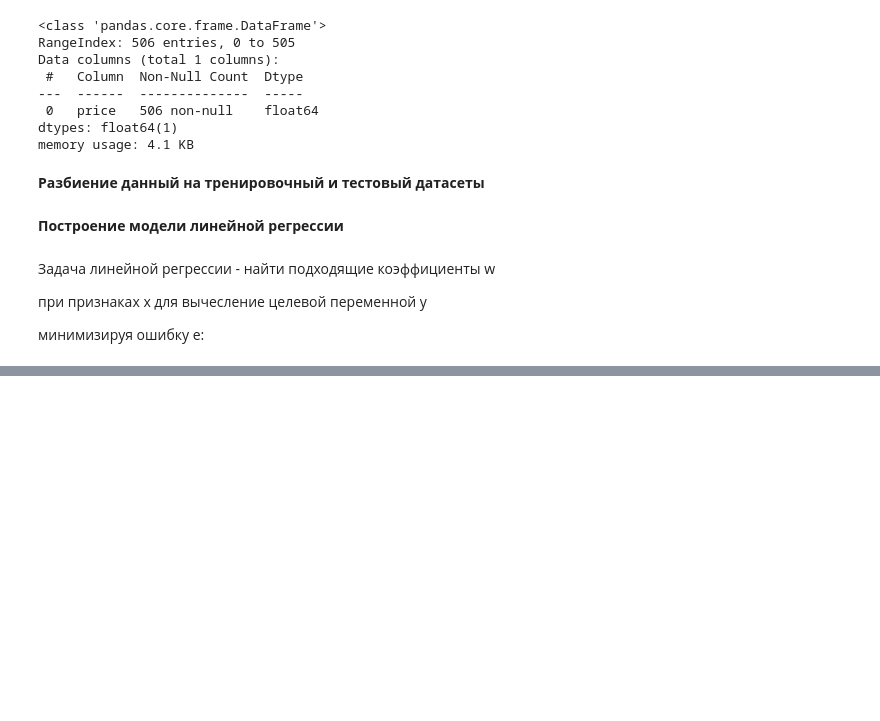
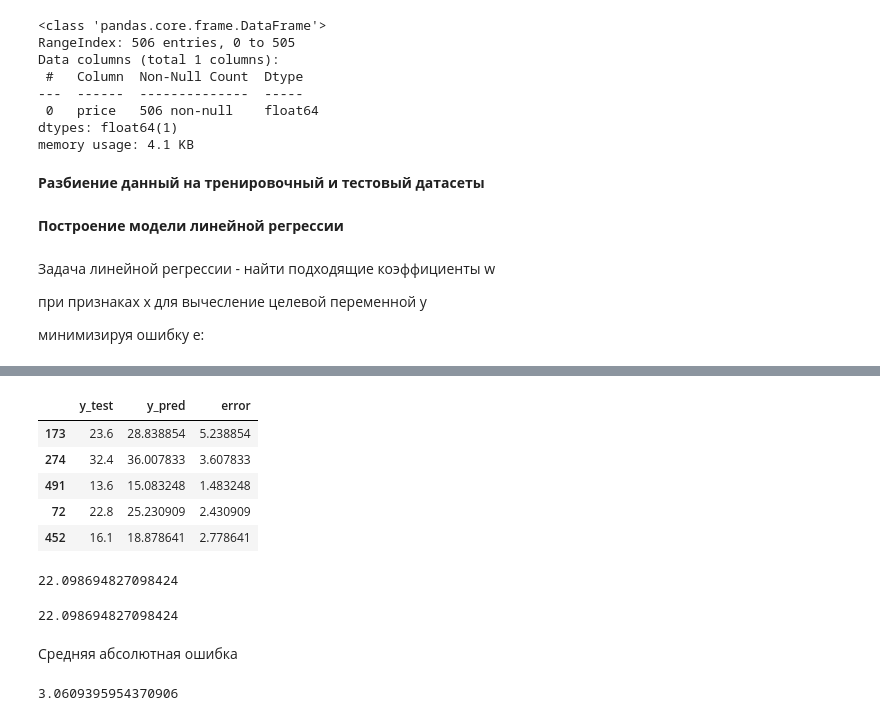
Before and after one commit to Twist-tracer/gb-python-libs, a Jupyter notebook: lesson6/lesson.ipynb, the cells around one changed output, grey strips where cells are left out. Saved outputs shown, nothing was run; the diff lists cells and outputs as text; code cells hidden in the pictures; blank space fills up the shorter version.

```diff
--- a/lesson6/lesson.ipynb
+++ b/lesson6/lesson.ipynb
@@ -124,0 +157,14 @@ lt = LinearRegression()
+# %%
+check_test.head()
+# %% [output]
+|  | y_test | y_pred | error |
+| 173 | 23.6 | 28.838854 | 5.238854 |
+| 274 | 32.4 | 36.007833 | 3.607833 |
+| 491 | 13.6 | 15.083248 | 1.483248 |
+| 72 | 22.8 | 25.230909 | 2.430909 |
+| 452 | 16.1 | 18.878641 | 2.778641 |
+# %%
+initial_mse = (check_test['error'] ** 2).mean()
+initial_mse
+# %% [output]
+22.098694827098424
@@ -124,0 +173,11 @@ lt = LinearRegression()
+# %%
+initial_mse = mean_squared_error(y_test, y_pred)
+initial_mse
+# %% [output]
+22.098694827098424
+# %% [markdown]
+Средняя абсолютная ошибка
+# %%
+(np.abs(check_test['error'])).mean()
+# %% [output]
+3.0609395954370906
```
Also changed, not shown: parts of 30 cells of this notebook, 1 other file.
